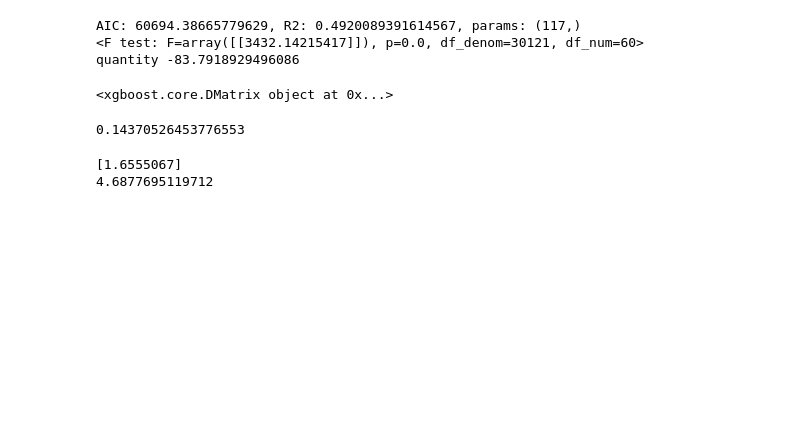
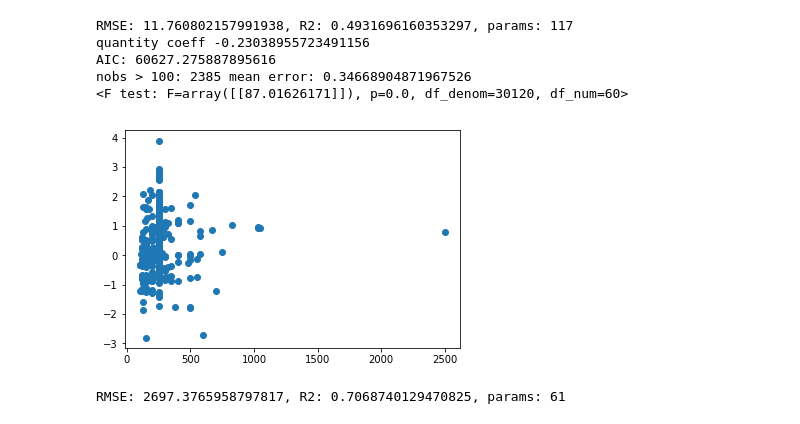
Before and after one commit to ericschulman/dogs, a Jupyter notebook: benchmarks.ipynb, the cells around one changed output. Cells and saved outputs as stored; diff of their text form; code cells hidden in the pictures; blank space fills up the shorter version.

```diff
--- a/benchmarks.ipynb
+++ b/benchmarks.ipynb
@@ -46,19 +72,22 @@ print('quantity %s'%baseline_fit.params[2])
 # %%
-squaredterm_ols = smf.ols('np.log(cost) ~ np.log(quantity) + annual_usage +  min_order_quantity + bracket_pricing  + \
-                        supplier + supplier*np.log(quantity) ', data = ols_data)
+squaredterm_ols = smf.ols('np.log(cost) ~  1 + np.log(quantity) + annual_usage +  min_order_quantity + bracket_pricing  + \
+                        supplier + year + supplier*np.log(quantity) ', data = ols_data)
+squaredterm_fit = squaredterm_ols.fit()
 
-squaredterm_fit = squaredterm_ols.fit()
-print('AIC: %s, R2: %s, params: %s'%( squaredterm_fit.aic, squaredterm_fit.rsquared,squaredterm_fit.params.shape))
+#summarize
+print_model_summary(squaredterm_fit,ols_data, log=True )
 
+#run an f-test (might be wrong?)
 base_params = len(baseline_fit.params)
 restrict = len(squaredterm_fit.params)
 
-#run an f-test (might be wrong?)
 A = np.identity(restrict)
 A = A[:base_params-1,:]
 print(squaredterm_fit.f_test(A))
-print('quantity %s'%baseline_fit.params[2])
 # %% [output]
-AIC: 60694.38665779629, R2: 0.4920089391614567, params: (117,)
-<F test: F=array([[3432.14215417]]), p=0.0, df_denom=30121, df_num=60>
-quantity -83.7918929496086
+RMSE: 11.760802157991938, R2: 0.4931696160353297, params: 117
+quantity coeff -0.23038955723491156
+AIC: 60627.275887895616
+nobs > 100: 2385 mean error: 0.34668904871967526
+<F test: F=array([[87.01626171]]), p=0.0, df_denom=30120, df_num=60>
+[figure, added]
@@ -107,6 +115,4 @@ test = test.astype(float)
 # %%
-label_log = np.log1p(labels)
-
 # fit a random forest model
 params = {}
 params["objective"] = "reg:linear"
@@ -116,32 +122,12 @@ params["subsample"] = 1.0
 params["scale_pos_weight"] = 1.0
 params["silent"] = 1
 params["max_depth"] = 7
-
 plst = list(params.items())
-
-xgtrain = xgb.DMatrix(train, label=label_log)
-xgtest = xgb.DMatrix(test)
-print(xgtest)
+num_rounds = 120
 
 
-num_rounds = 120
-model = xgb.train(plst, xgtrain, num_rounds)
+xgtrain = xgb.DMatrix(tree_data, label=labels)
+xgmodel = xgb.train(plst, xgtrain, num_rounds)
+print_tree_stats(xgmodel,tree_data, labels)
 # %% [output]
-<xgboost.core.DMatrix object at 0x...>
+RMSE: 2697.3765958797817, R2: 0.7068740129470825, params: 61
-# %%
-mse = ( ( label_log - model.predict(xgtrain) )**2).sum()
-r2 = mse/(( label_log - label_log.mean() )**2).sum()
-
-print(r2)
-# %% [output]
-0.14370526453776553
-# %%
-#predict a point
-
-index = 3
-point  = train[index,:].reshape(1,len(train[index,:]))
-print(model.predict(xgb.DMatrix(point)))
-print(labels[index])
-# %% [output]
-[1.6555067]
-4.6877695119712
```
Also changed, not shown: parts of 11 cells of this notebook.
